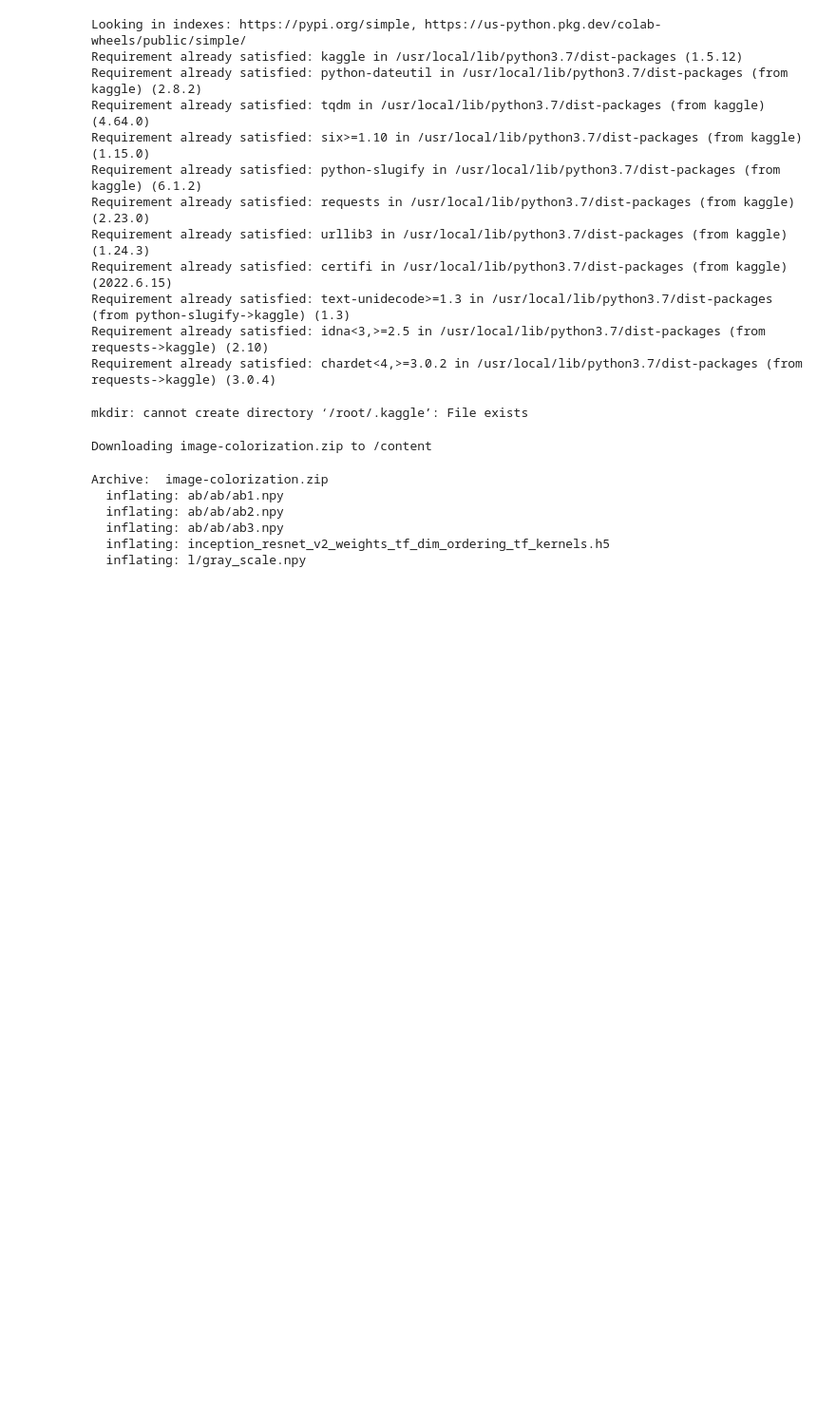
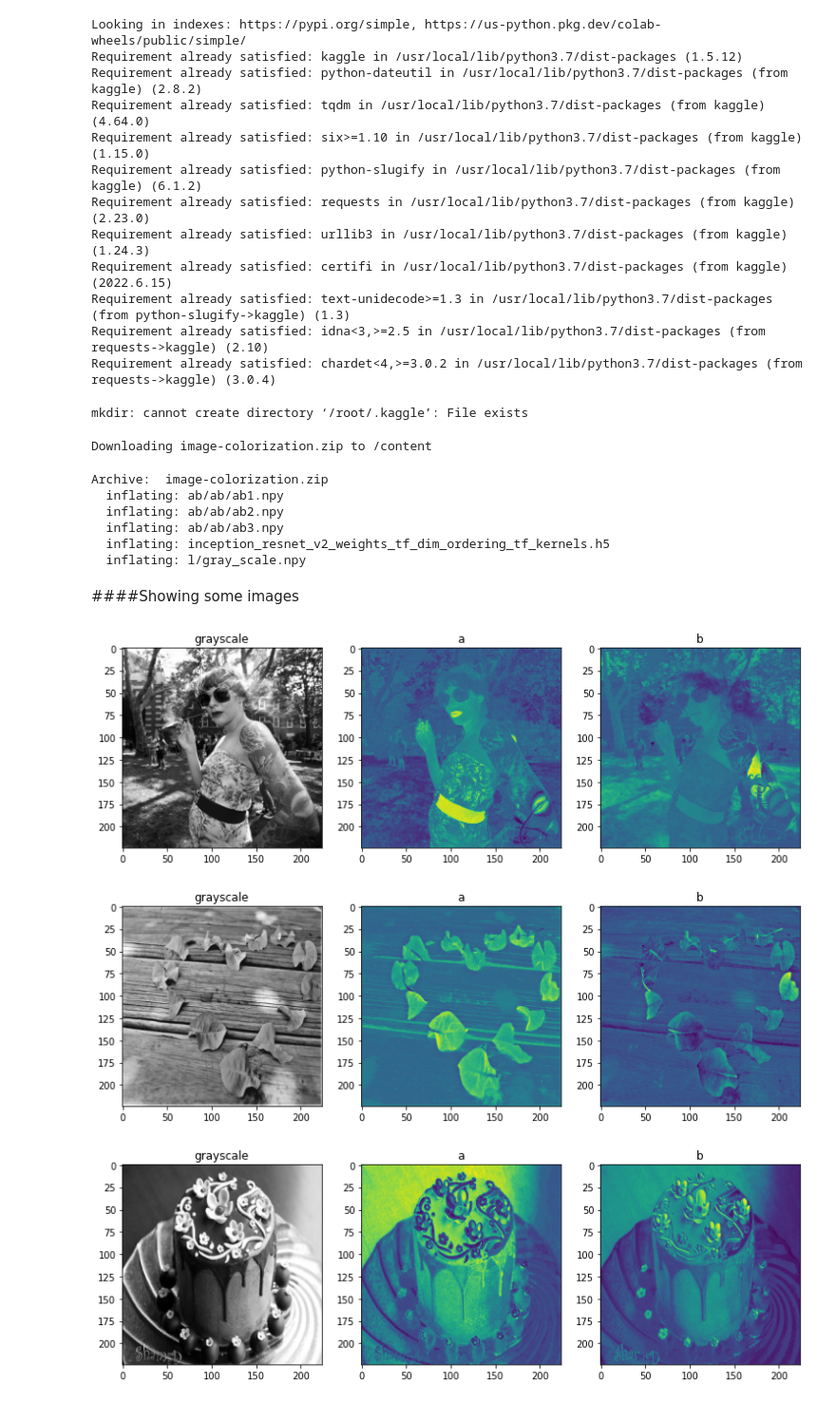
Before and after one commit to valentinaboriano/Computer-Vision, a Jupyter notebook: Image_Colourization.ipynb, the cells around one changed output. Shown at 95% size. Drawn from its saved outputs; the diff is of its cells as text; code cells hidden in the pictures; blank space fills up the shorter version.

```diff
--- a/Image_Colourization.ipynb
+++ b/Image_Colourization.ipynb
@@ -96,3 +114,24 @@ Archive:  image-colorization.zip
   inflating: ab/ab/ab3.npy
   inflating: inception_resnet_v2_weights_tf_dim_ordering_tf_kernels.h5
   inflating: l/gray_scale.npy
+# %% [markdown]
+####Showing some images
+# %%
+img_array_g = np.load('l/gray_scale.npy')
+img_array_ab = np.load('ab/ab/ab1.npy')
+# %%
+for i in range(0,3):
+  fig = plt.figure(figsize=(13,13))
+  ax1 = fig.add_subplot(1,3,1)
+  ax1.set_title("grayscale")
+  ax1.imshow(img_array_g[i], cmap='gray')
+  ax2 = fig.add_subplot(1,3,2)
+  ax2.set_title("a")
+  ax2.imshow(img_array_ab[i,:,:,0])
+  ax3 = fig.add_subplot(1,3,3)
+  ax3.set_title("b")
+  ax3.imshow(img_array_ab[i,:,:,1])
+# %% [output]
+[figure, added]
+[figure, added]
+[figure, added]
```
Also changed, not shown: parts of 5 cells of this notebook.
